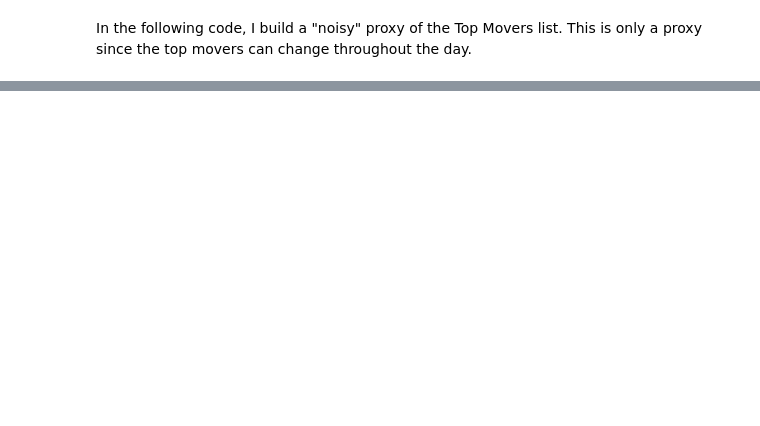
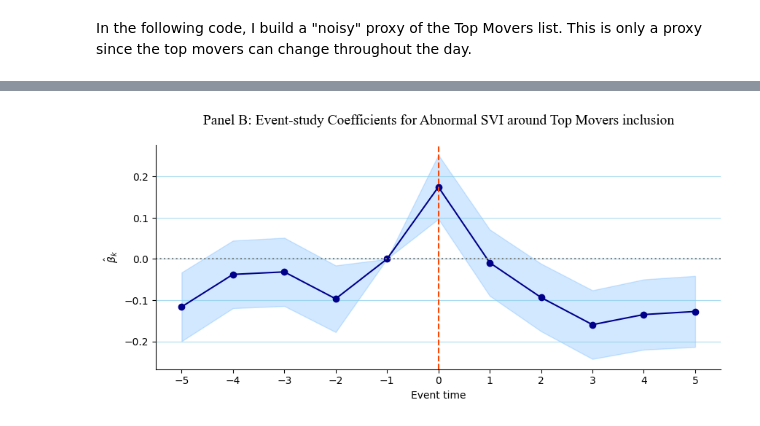
Before and after one commit to YVYX04/Bachelor_Thesis, a Jupyter notebook: notebooks/main/hypotheses/02_TopMovers_asvi.ipynb, the cells around one changed output, grey strips where cells are left out. Cells and saved outputs as stored; diff of their text form; code cells hidden in the pictures; blank space fills up the shorter version.

```diff
--- a/notebooks/main/hypotheses/02_TopMovers_asvi.ipynb
+++ b/notebooks/main/hypotheses/02_TopMovers_asvi.ipynb
@@ -644,0 +700,42 @@ In my sample, I do not detect a robust discontinuity in Google-search attention
+# %%
+def extract_event_study_coefs(model, rel_times, prefix="C(rel_time_cat, Treatment(reference=-1))"):
+    rows = []
+    for k in rel_times:
+        if k == -1:
+            rows.append({"rel_time": k, "coef": 0.0, "se": 0.0})
+            continue
+
+        name = f"{prefix}[T.{k}]"
+        if name in model.params.index:
+            coef = model.params[name]
+            se = model.bse[name]
+        else:
+            coef = np.nan
+            se = np.nan
+
+        rows.append({"rel_time": k, "coef": coef, "se": se})
+
+    out = pd.DataFrame(rows)
+    out["ci_low"] = out["coef"] - 1.645 * out["se"]
+    out["ci_high"] = out["coef"] + 1.645 * out["se"]
+    return out
+
+coef_df = extract_event_study_coefs(model, rel_times=list(range(-5, 6)))
+
+fig, ax = plt.subplots(figsize=(10, 4))
+ax.plot(coef_df["rel_time"], coef_df["coef"], marker="o", color="darkblue")
+ax.fill_between(coef_df["rel_time"], coef_df["ci_low"], coef_df["ci_high"], alpha=0.2, color="dodgerblue")
+ax.axvline(0, linestyle="--", color="orangered")
+ax.axhline(0, linestyle=":", color="grey")
+ax.set_xlabel("Event time")
+ax.set_xticks(range(-5, 6))
+ax.set_ylabel(r"$\hat{\beta}_k$")
+ax.set_title("Panel B: Event-study Coefficients for Abnormal SVI around Top Movers inclusion",
+             pad=20, fontsize=14, family="Times New Roman")
+ax.grid(True, linestyle="-", alpha=0.7, axis="y", color="skyblue")
+ax.spines['top'].set_visible(False)
+ax.spines['right'].set_visible(False)
+plt.savefig("../../../figures/PanelB_event_study_coefficients.pdf", bbox_inches="tight")
+plt.show()
+# %% [output]
+[figure, added]
```
Also changed, not shown: parts of 61 cells of this notebook, 7 other files.
